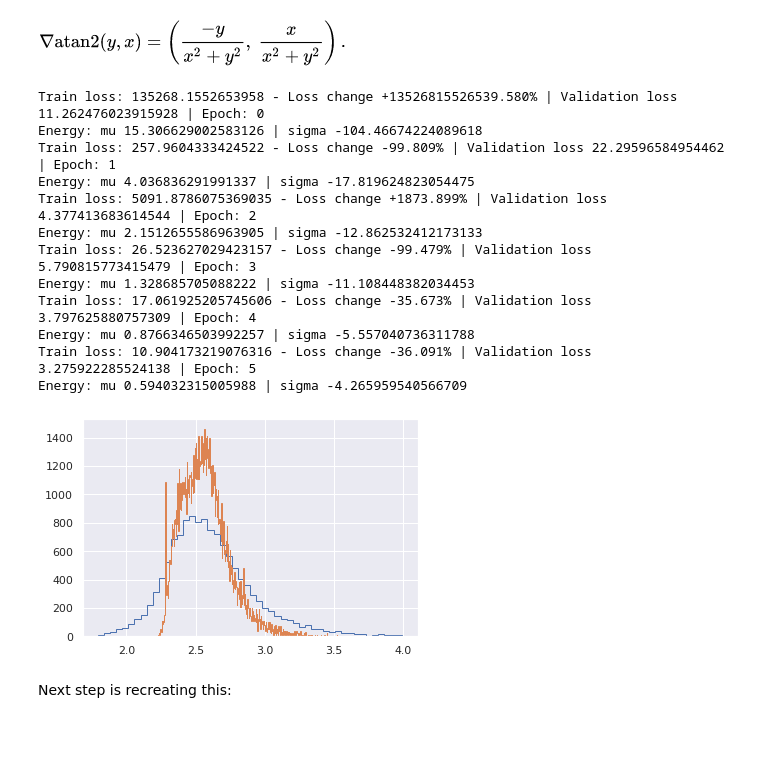
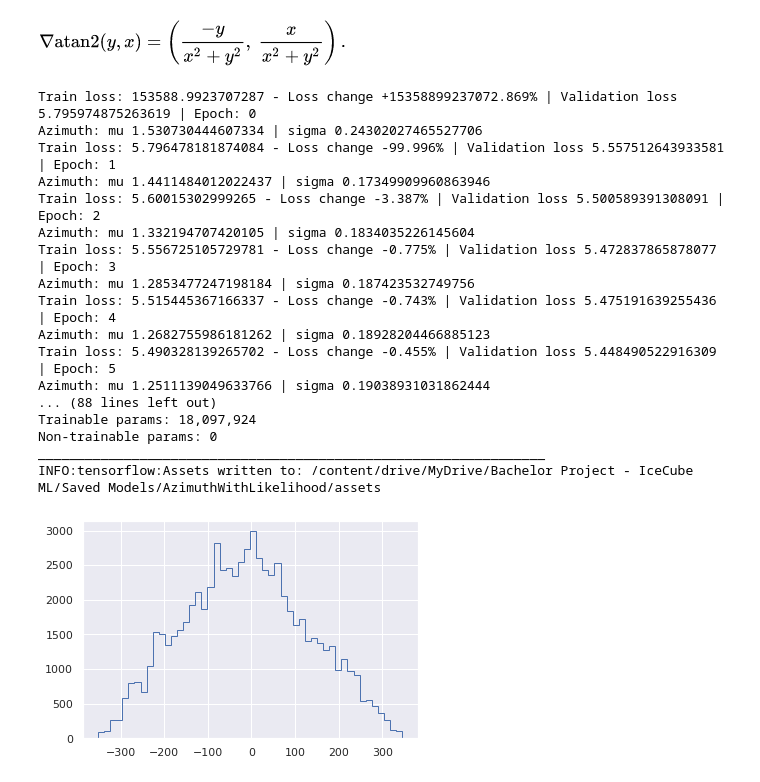
Before and after one commit to JakobSchauser/BachelorProject-IceCube-ML, a Jupyter notebook: Sixth_Model_(Likelihood).ipynb, the cells around one changed output. Saved outputs shown, nothing was run; the diff lists cells and outputs as text; code cells hidden in the pictures; blank space fills up the shorter version.

Commit message:
likelihood now converges with energy and azimuth albeit not very well

```diff
--- a/Sixth_Model_(Likelihood).ipynb
+++ b/Sixth_Model_(Likelihood).ipynb
@@ -471,7 +482,7 @@ def fit(train_loader,logwandb = False):
 
           K.set_value(model.optimizer.learning_rate, lr_schedule(learning_rate,epoch,epochs))
 # %%
-logwandb = false
+ logwandb = false
 
 fit(train_loader,logwandb = logwandb)
 
@@ -484,22 +495,27 @@ if logwandb:
   pth = save_path + f"/{wandb.run.name}-run"
   wandb.run.finish()
 else:
-  pth = save_path + "/EnergyWithLikelihood"
+  pth = save_path + "/AzimuthWithLikelihood"
 
 model.save(pth)
 # %% [output]
-Train loss: 135268.1552653958 - Loss change +13526815526539.580% | Validation loss 11.262476023915928 | Epoch: 0
-Energy: mu 15.306629002583126 | sigma -104.46674224089618
-Train loss: 257.9604333424522 - Loss change -99.809% | Validation loss 22.29596584954462 | Epoch: 1
-Energy: mu 4.036836291991337 | sigma -17.819624823054475
-Train loss: 5091.8786075369035 - Loss change +1873.899% | Validation loss 4.377413683614544 | Epoch: 2
-Energy: mu 2.1512655586963905 | sigma -12.862532412173133
-Train loss: 26.523627029423157 - Loss change -99.479% | Validation loss 5.790815773415479 | Epoch: 3
-Energy: mu 1.328685705088222 | sigma -11.108448382034453
-Train loss: 17.061925205745606 - Loss change -35.673% | Validation loss 3.797625880757309 | Epoch: 4
-Energy: mu 0.8766346503992257 | sigma -5.557040736311788
-Train loss: 10.904173219076316 - Loss change -36.091% | Validation loss 3.275922285524138 | Epoch: 5
-Energy: mu 0.594032315005988 | sigma -4.265959540566709
+Train loss: 153588.9923707287 - Loss change +15358899237072.869% | Validation loss 5.795974875263619 | Epoch: 0
+Azimuth: mu 1.530730444607334 | sigma 0.24302027465527706
+Train loss: 5.796478181874084 - Loss change -99.996% | Validation loss 5.557512643933581 | Epoch: 1
+Azimuth: mu 1.4411484012022437 | sigma 0.17349909960863946
+Train loss: 5.60015302999265 - Loss change -3.387% | Validation loss 5.500589391308091 | Epoch: 2
+Azimuth: mu 1.332194707420105 | sigma 0.1834035226145604
+Train loss: 5.556725105729781 - Loss change -0.775% | Validation loss 5.472837865878077 | Epoch: 3
+Azimuth: mu 1.2853477247198184 | sigma 0.187423532749756
+Train loss: 5.515445367166337 - Loss change -0.743% | Validation loss 5.475191639255436 | Epoch: 4
+Azimuth: mu 1.2682755986181262 | sigma 0.18928204466885123
+Train loss: 5.490328139265702 - Loss change -0.455% | Validation loss 5.448490522916309 | Epoch: 5
+Azimuth: mu 1.2511139049633766 | sigma 0.19038931031862444
+... (88 lines left out)
+Trainable params: 18,097,924
+Non-trainable params: 0
+_________________________________________________________________
+INFO:tensorflow:Assets written to: /content/drive/MyDrive/Bachelor Project - IceCube ML/Saved Models/AzimuthWithLikelihood/assets
 # %%
 
 # model = keras.models.load_model("/content/drive/MyDrive/Bachelor Project - IceCube ML/Saved Models/magic-tree-71-run")
@@ -546,19 +564,19 @@ def test_model():
   return predictions, truths
 # %%
 # predictions, truths = test_model()
-# predictions = np.array(predictions)
+predictions = np.array(predictions)
 
 energies = predictions[:,0].ravel()
 sigmas = predictions[:,1].ravel()
-t_energies = np.array(truths)[:,0,0]
+t_energies = np.array(truths)[:,:,1].ravel()
 
-safe = abs(sigmas)<2
-# plt.hist(sigmas[safe],bins = 50,histtype="step")
+safe = abs(sigmas)<0.2
+
+diffs = (energies[safe] - t_energies[safe])/PI*180
+plt.hist(diffs,bins = 50,histtype="step")
 # t_energies
-plt.hist(t_energies,bins = 50,histtype="step")
-plt.hist(energies[safe],bins = 500,histtype="step")
+# plt.hist(t_energies,bins = 50,histtype="step")
+# plt.hist(energies[safe],bins = 50,histtype="step")
 plt.show()
 # %% [output]
-[figure, old version]
+[figure, new version]
-# %% [markdown]
-Next step is recreating this:
```
Also changed, not shown: parts of 6 cells of this notebook.
